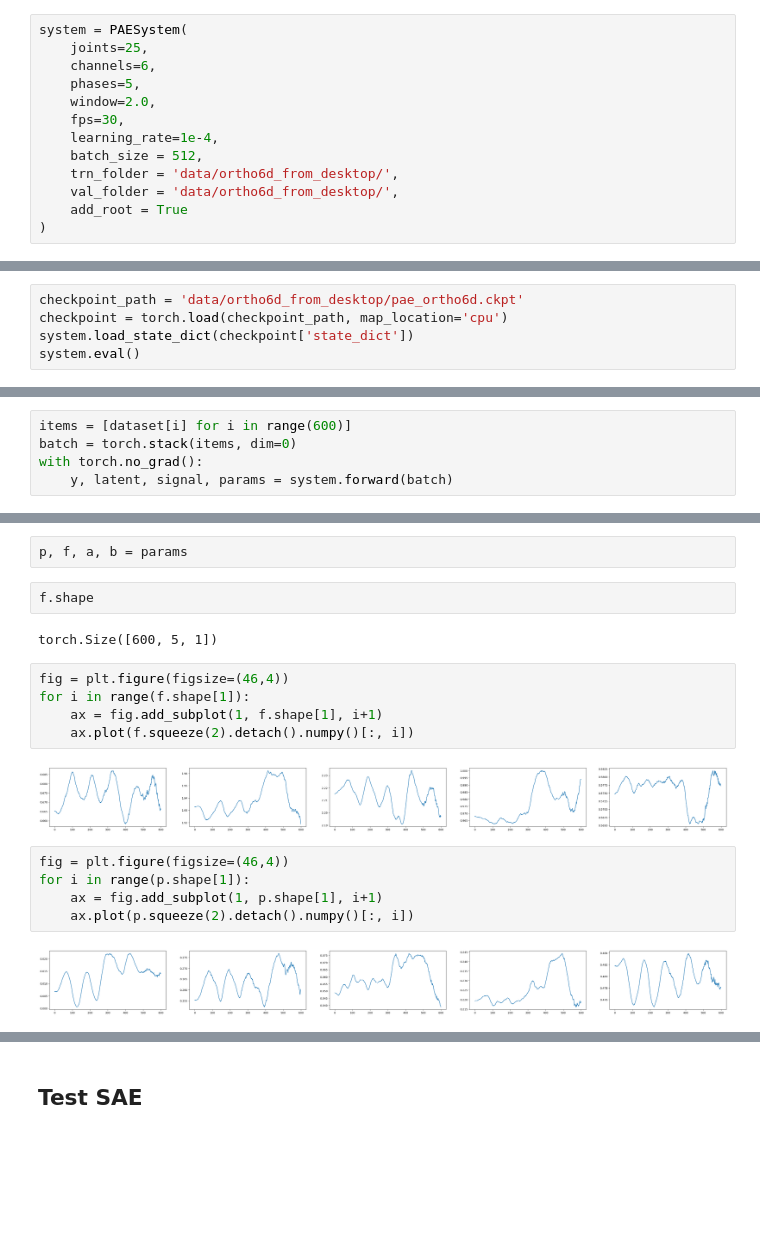
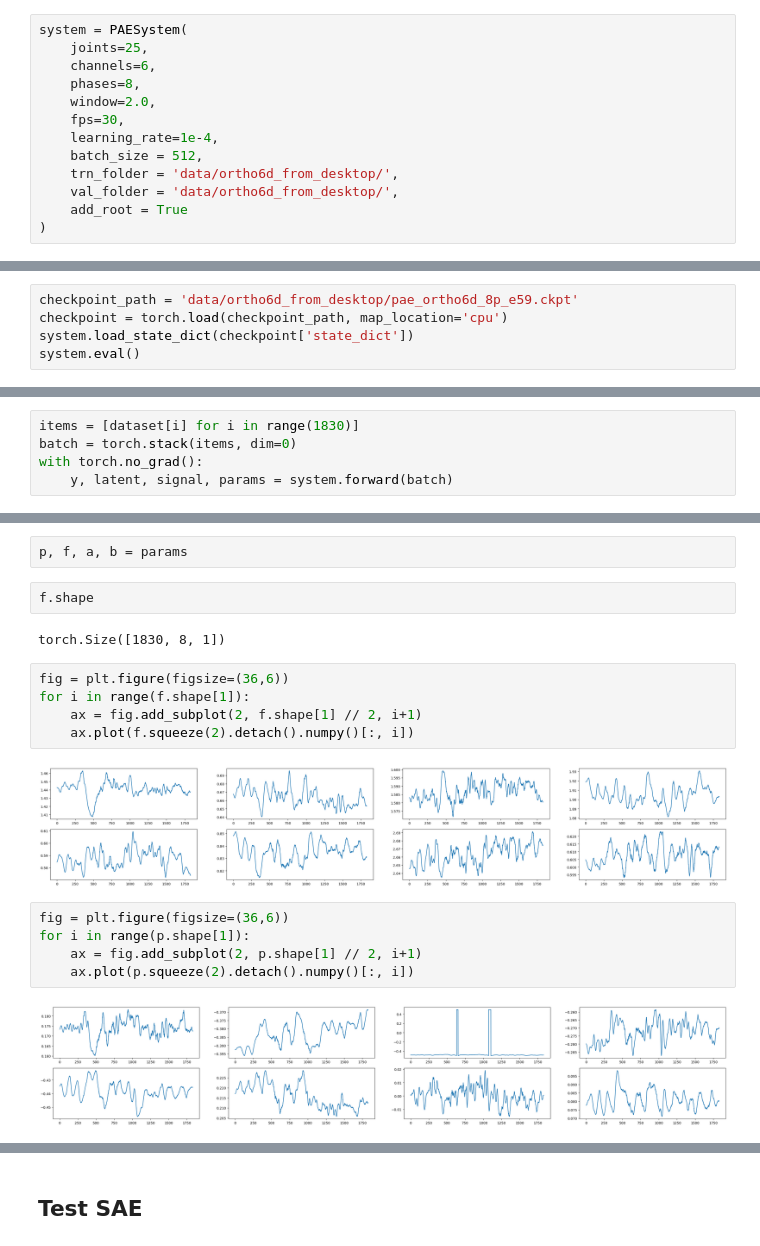
Before and after one commit to FineMotion/GENEA_2023, a Jupyter notebook: PAE.ipynb, the cells around one changed output, grey strips where cells are left out. Drawn from its saved outputs; the diff is of its cells as text; blank space fills up the shorter version.

```diff
--- a/PAE.ipynb
+++ b/PAE.ipynb
@@ -653,7 +653,7 @@ from src.pae.dataset import AutoEncoderDataset
 system = PAESystem(
     joints=25,
     channels=6,
-    phases=5,
+    phases=8,
     window=2.0,
     fps=30,
     learning_rate=1e-4,
@@ -665,7 +665,7 @@ system = PAESystem(
 # %%
 dataset = AutoEncoderDataset([Path(sample_ortho6d_path)], window=2.0, fps=30)
 # %%
-checkpoint_path = 'data/ortho6d_from_desktop/pae_ortho6d.ckpt'
+checkpoint_path = 'data/ortho6d_from_desktop/pae_ortho6d_8p_e59.ckpt'
 checkpoint = torch.load(checkpoint_path, map_location='cpu')
 system.load_state_dict(checkpoint['state_dict'])
 system.eval()
@@ -686,7 +686,7 @@ PAESystem(
   (geodesic): GeodesicLoss()
 )
 # %%
-items = [dataset[i] for i in range(600)]
+items = [dataset[i] for i in range(1830)]
 batch = torch.stack(items, dim=0)
 with torch.no_grad():
     y, latent, signal, params = system.forward(batch)
@@ -726,19 +726,19 @@ p, f, a, b = params
 # %%
 f.shape
 # %% [output]
-torch.Size([600, 5, 1])
+torch.Size([1830, 8, 1])
 # %%
-fig = plt.figure(figsize=(46,4))
+fig = plt.figure(figsize=(36,6))
 for i in range(f.shape[1]):
-    ax = fig.add_subplot(1, f.shape[1], i+1)
+    ax = fig.add_subplot(2, f.shape[1] // 2, i+1)
     ax.plot(f.squeeze(2).detach().numpy()[:, i])
 # %% [output]
-[figure, old version]
+[figure, new version]
 # %%
-fig = plt.figure(figsize=(46,4))
+fig = plt.figure(figsize=(36,6))
 for i in range(p.shape[1]):
-    ax = fig.add_subplot(1, p.shape[1], i+1)
+    ax = fig.add_subplot(2, p.shape[1] // 2, i+1)
     ax.plot(p.squeeze(2).detach().numpy()[:, i])
 # %% [output]
-[figure, old version]
+[figure, new version]
 # %%
```
Also changed, not shown: parts of 13 cells of this notebook.
